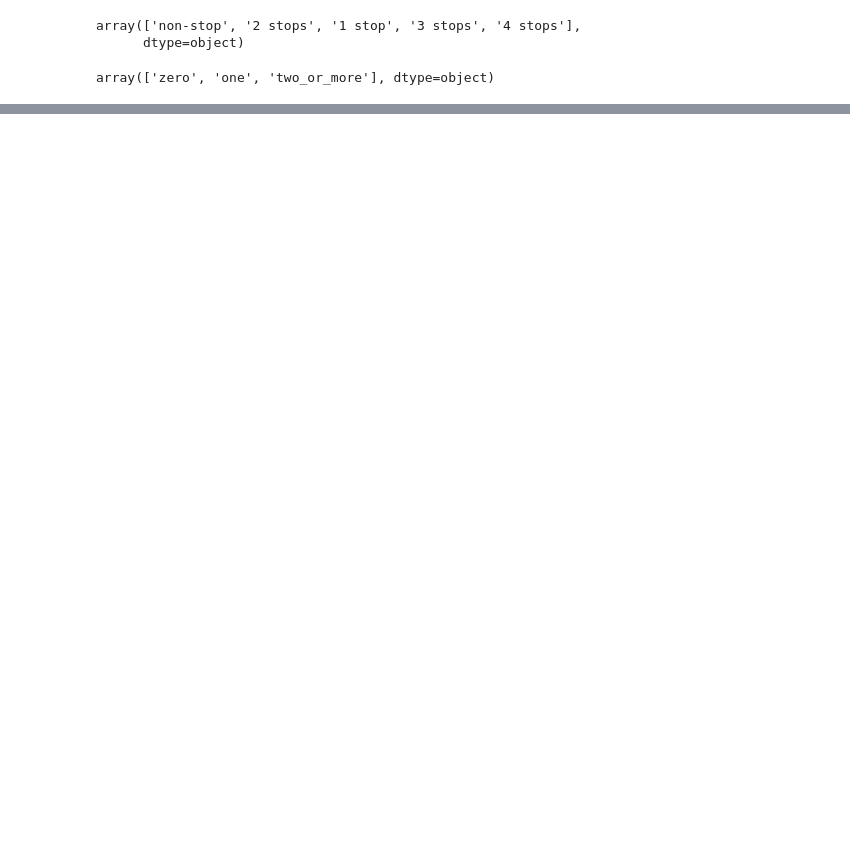
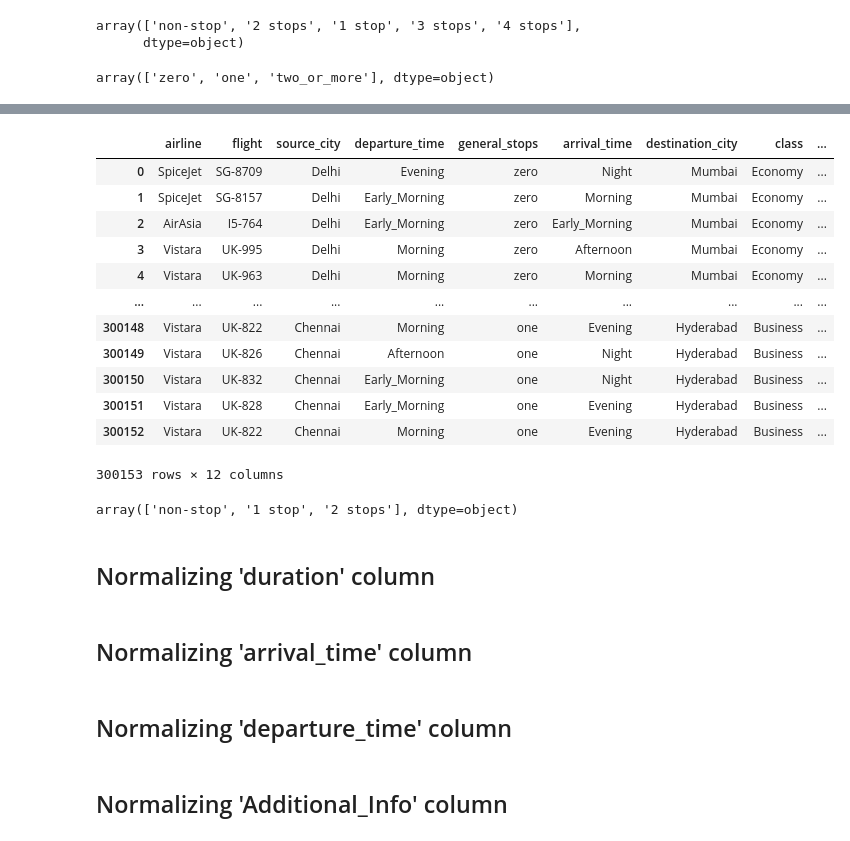
Before and after one commit to r41ss4/rennes_da, a Jupyter notebook: merging_data.ipynb, the cells around one changed output, grey strips where cells are left out. Saved outputs shown, nothing was run; the diff lists cells and outputs as text; code cells hidden in the pictures; blank space fills up the shorter version.

Commit message:
Normalice the stops column, into two columns general_stops and specific_stops

```diff
--- a/merging_data.ipynb
+++ b/merging_data.ipynb
@@ -57,0 +94,5 @@ array(['zero', 'one', 'two_or_more'], dtype=object)
+# %%
+# Create a new column specific_stops in clean_f2
+clean_f2['specific_stops'] = clean_f2['general_stops']
+# Review dataset
+clean_f2.head(5)
@@ -57,0 +119,3 @@ array(['zero', 'one', 'two_or_more'], dtype=object)
+# %%
+# Calculate the mode of specific stops for each route in clean_f1
+mode_stops = clean_f1.groupby(['source_city', 'destination_city'])['stops'].agg(lambda x: x.mode().iloc[0])
@@ -57,0 +127,16 @@ array(['zero', 'one', 'two_or_more'], dtype=object)
+# %%
+# Function to get the mode of specific stops for a given route
+def get_mode_specific_stops(row):
+    route = (row['source_city'], row['destination_city'])
+    if route in mode_stops.index:
+        return mode_stops[route]
+    else:
+        return '2 stops'  # Default value if no mode is found
+# %%
+# Apply the function to replace two_or_more with the mode from clean_f1
+clean_f2['specific_stops'] = clean_f2.apply(lambda row: get_mode_specific_stops(row)
+    if row['specific_stops'] == 'two_or_more' else row['specific_stops'].replace({
+    'zero': 'non-stop',
+    'one': '1 stop'
+}), axis=1)
+clean_f2
@@ -57,0 +148,34 @@ array(['zero', 'one', 'two_or_more'], dtype=object)
+# %%
+clean_f2['specific_stops'] = clean_f2['specific_stops'].replace({
+    'zero': 'non-stop',
+    'one': '1 stop',
+    'two_or_more': '2 stops'  # Default to 2 stops for simplicity
+})
+clean_f2
+# %% [output]
+|  | airline | flight | source_city | departure_time | general_stops | arrival_time | destination_city | class | ... |
+| 0 | SpiceJet | SG-8709 | Delhi | Evening | zero | Night | Mumbai | Economy | ... |
+| 1 | SpiceJet | SG-8157 | Delhi | Early_Morning | zero | Morning | Mumbai | Economy | ... |
+| 2 | AirAsia | I5-764 | Delhi | Early_Morning | zero | Early_Morning | Mumbai | Economy | ... |
+| 3 | Vistara | UK-995 | Delhi | Morning | zero | Afternoon | Mumbai | Economy | ... |
+| 4 | Vistara | UK-963 | Delhi | Morning | zero | Morning | Mumbai | Economy | ... |
+| ... | ... | ... | ... | ... | ... | ... | ... | ... | ... |
+| 300148 | Vistara | UK-822 | Chennai | Morning | one | Evening | Hyderabad | Business | ... |
+| 300149 | Vistara | UK-826 | Chennai | Afternoon | one | Night | Hyderabad | Business | ... |
+| 300150 | Vistara | UK-832 | Chennai | Early_Morning | one | Night | Hyderabad | Business | ... |
+| 300151 | Vistara | UK-828 | Chennai | Early_Morning | one | Evening | Hyderabad | Business | ... |
+| 300152 | Vistara | UK-822 | Chennai | Morning | one | Evening | Hyderabad | Business | ... |
+300153 rows × 12 columns
+# %%
+# Review how to normalice stops column
+clean_f2['specific_stops'].unique()
+# %% [output]
+array(['non-stop', '1 stop', '2 stops'], dtype=object)
+# %% [markdown]
+## Normalizing 'duration' column
+# %% [markdown]
+## Normalizing 'arrival_time' column
+# %% [markdown]
+## Normalizing 'departure_time' column
+# %% [markdown]
+## Normalizing 'Additional_Info' column
```
Also changed, not shown: parts of 14 cells of this notebook.
